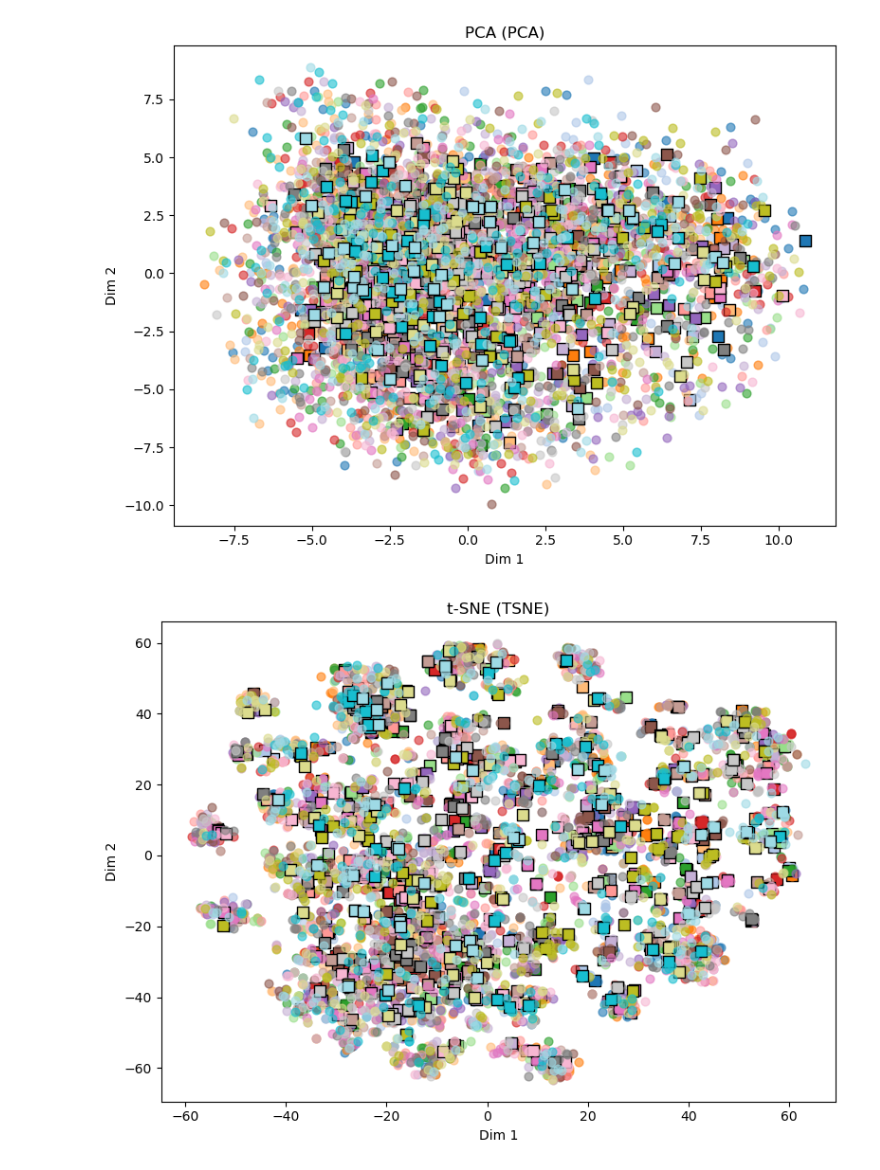
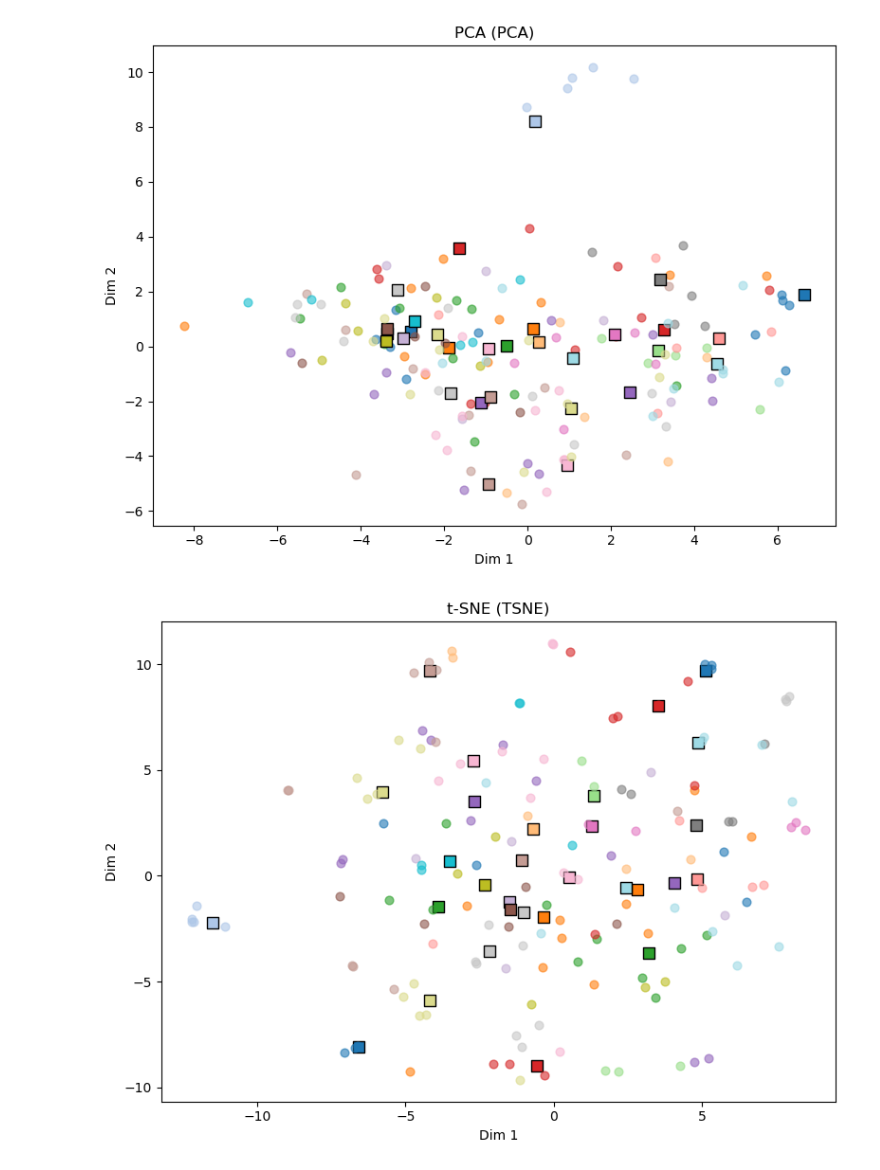
Before and after one commit to w-game/chess, a Jupyter notebook: test.ipynb, the cells around one changed output. Saved outputs shown, nothing was run; the diff lists cells and outputs as text; code cells hidden in the pictures.

```diff
--- a/test.ipynb
+++ b/test.ipynb
@@ -49,13 +49,13 @@ def load_dataset_file(path):
 encoder = TransformerEncoder(cnn_in_channels=224, state_embed_dim=256, transformer_d_model=256,
                                         num_heads=8, num_layers=3, dropout=0.1).to(device)
 
-d = torch.load('./models/trained_model/player_encoder_60 copy.pt')
+d = torch.load('./models/trained_model/player_encoder_60 copy 2.pt')
 encoder.load_state_dict(d["model_state_dict"])
 
 N = 5
 K = 5
 Q = 5
 
-test_dataset = MetaStyleDataset(load_dataset_file("test_players"), 30, N=N, K=K, Q=Q)
+test_dataset = MetaStyleDataset(load_dataset_file("test_players"), 60, rand=False, N=N, K=K, Q=Q)
 
-train_dataset = MetaStyleDataset(load_dataset_file("train_players"), 200, N=N, K=K, Q=Q)
+train_dataset = MetaStyleDataset(load_dataset_file("train_players"), 2300 // 5, rand=False, N=N, K=K, Q=Q)
@@ -347,36 +376,36 @@ def embed_and_plot(
     emb2d = reducer.fit_transform(data)                # [N + N*Q, 2]
 
     # 拆分
     protos_2d  = emb2d[:N]                             # [N, 2]
     queries_2d = emb2d[N:].reshape(N, Q, 2)            # [N, Q, 2]
 
     # 绘图
     plt.figure(figsize=(8, 6))
     cmap = plt.cm.get_cmap('tab20', N)
     for i in range(N):
         # 原型：方形
         plt.scatter(
             protos_2d[i, 0], protos_2d[i, 1],
             marker='s', edgecolor='k', s=80, color=cmap(i)
         )
         # Query：圆形
         plt.scatter(
             queries_2d[i, :, 0], queries_2d[i, :, 1],
             marker='o', alpha=0.6, s=40, color=cmap(i)
         )
 
     plt.title(f'{title} ({method.upper()})')
     plt.xlabel('Dim 1')
     plt.ylabel('Dim 2')
     plt.tight_layout()
     plt.show()
 
-player_num = 800
+player_num = 30
 embed_and_plot(all_protos_train[:player_num], all_query_z_train[:player_num], method='pca', title='PCA')
 embed_and_plot(all_protos_train[:player_num], all_query_z_train[:player_num], method='tsne', title='t-SNE')
 # %% [output]
-[figure, old version]
+[figure, new version]
-[figure, old version]
+[figure, new version]
 # %%
 
 # print(f"Number of prototypes: {len(prototypes)}")
```
Also changed, not shown: parts of 3 cells of this notebook, 2 other files.
